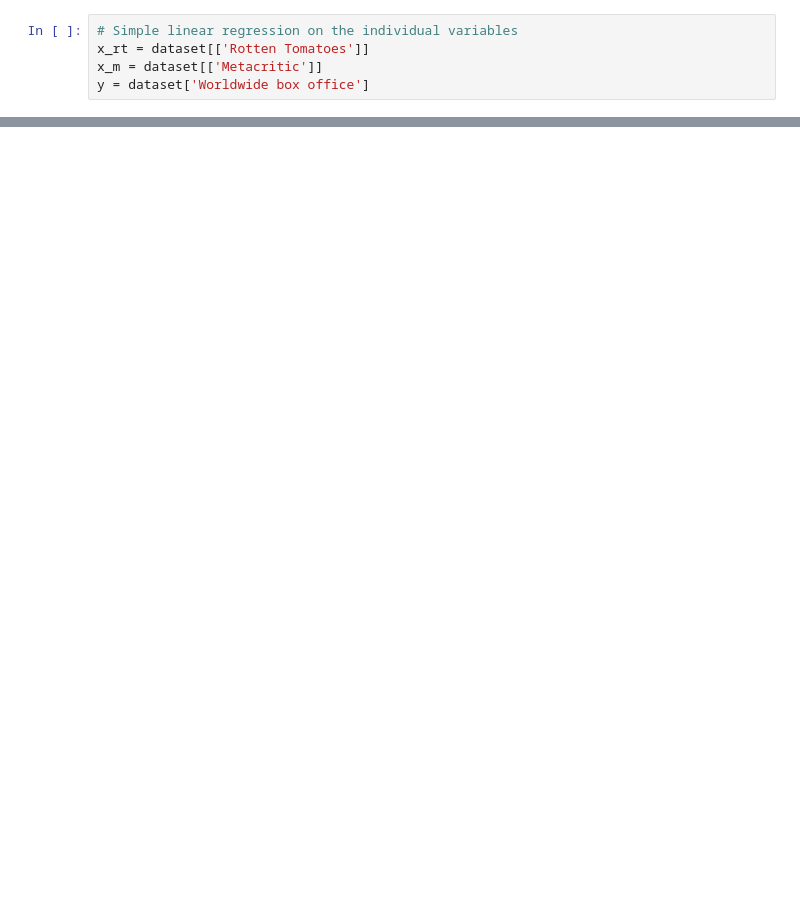
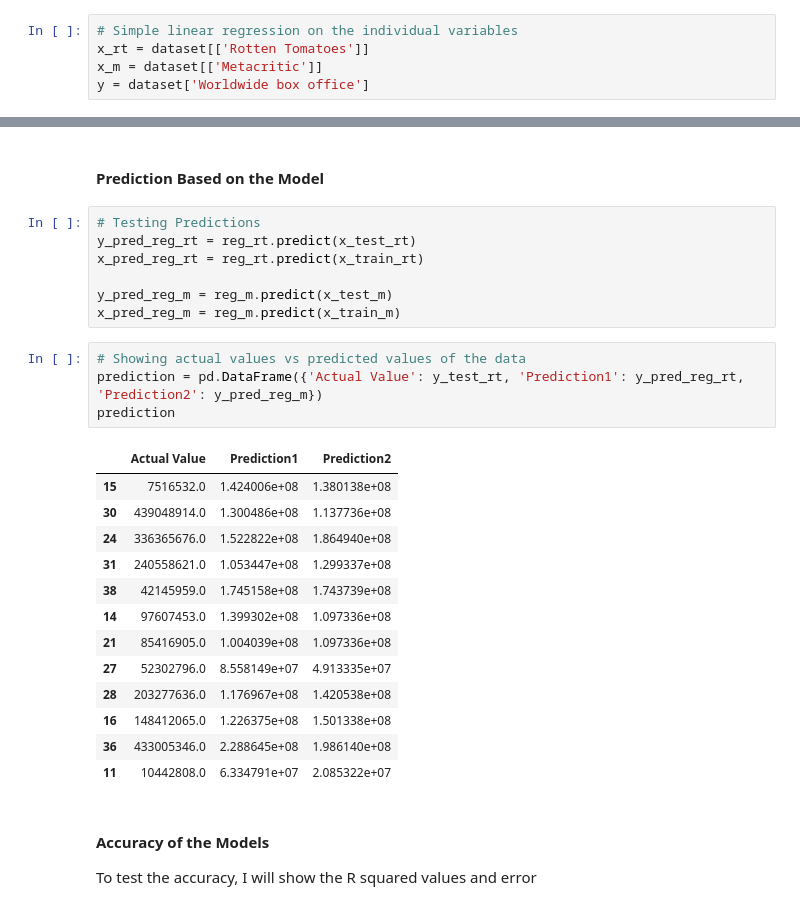
Before and after one commit to aaronhum/MAT421, a Jupyter notebook: final_project/final_project.ipynb, the cells around one changed output, grey strips where cells are left out. Cells and saved outputs as stored; diff of their text form; blank space fills up the shorter version.

```diff
--- a/final_project/final_project.ipynb
+++ b/final_project/final_project.ipynb
@@ -257,0 +284,31 @@ plt.show()
+# %% [markdown]
+#### Prediction Based on the Model
+# %%
+# Testing Predictions
+y_pred_reg_rt = reg_rt.predict(x_test_rt)
+x_pred_reg_rt = reg_rt.predict(x_train_rt)
+
+y_pred_reg_m = reg_m.predict(x_test_m)
+x_pred_reg_m = reg_m.predict(x_train_m)
+# %%
+# Showing actual values vs predicted values of the data
+prediction = pd.DataFrame({'Actual Value': y_test_rt, 'Prediction1': y_pred_reg_rt, 'Prediction2': y_pred_reg_m})
+prediction
+# %% [output]
+|  | Actual Value | Prediction1 | Prediction2 |
+| 15 | 7516532.0 | 1.424006e+08 | 1.380138e+08 |
+| 30 | 439048914.0 | 1.300486e+08 | 1.137736e+08 |
+| 24 | 336365676.0 | 1.522822e+08 | 1.864940e+08 |
+| 31 | 240558621.0 | 1.053447e+08 | 1.299337e+08 |
+| 38 | 42145959.0 | 1.745158e+08 | 1.743739e+08 |
+| 14 | 97607453.0 | 1.399302e+08 | 1.097336e+08 |
+| 21 | 85416905.0 | 1.004039e+08 | 1.097336e+08 |
+| 27 | 52302796.0 | 8.558149e+07 | 4.913335e+07 |
+| 28 | 203277636.0 | 1.176967e+08 | 1.420538e+08 |
+| 16 | 148412065.0 | 1.226375e+08 | 1.501338e+08 |
+| 36 | 433005346.0 | 2.288645e+08 | 1.986140e+08 |
+| 11 | 10442808.0 | 6.334791e+07 | 2.085322e+07 |
+# %% [markdown]
+#### Accuracy of the Models
+
+To test the accuracy, I will show the R squared values and error
```
Also changed, not shown: parts of 30 cells of this notebook.
